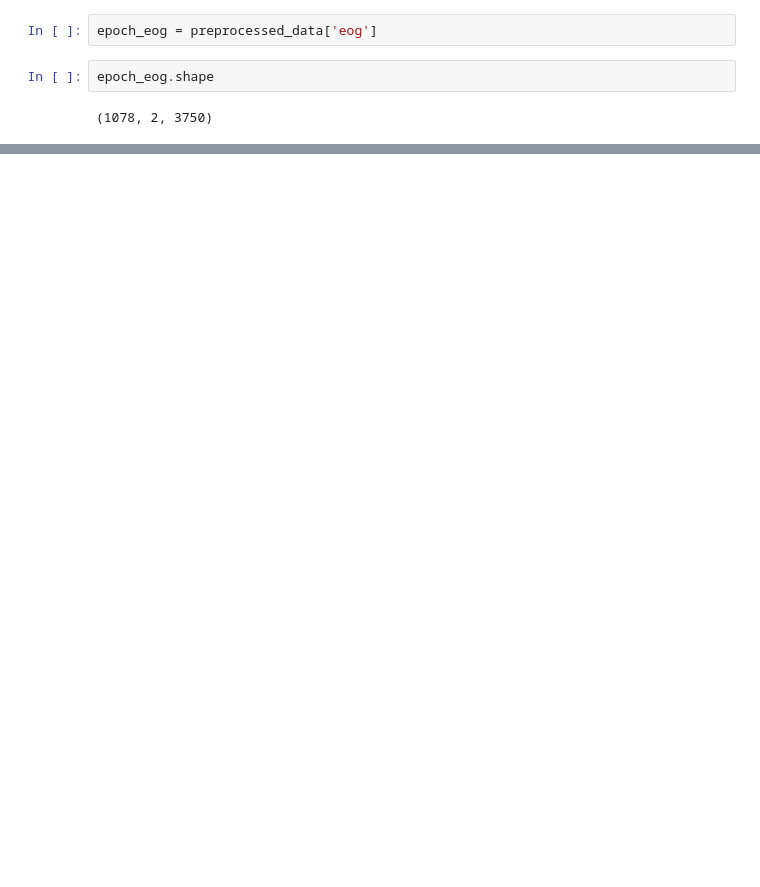
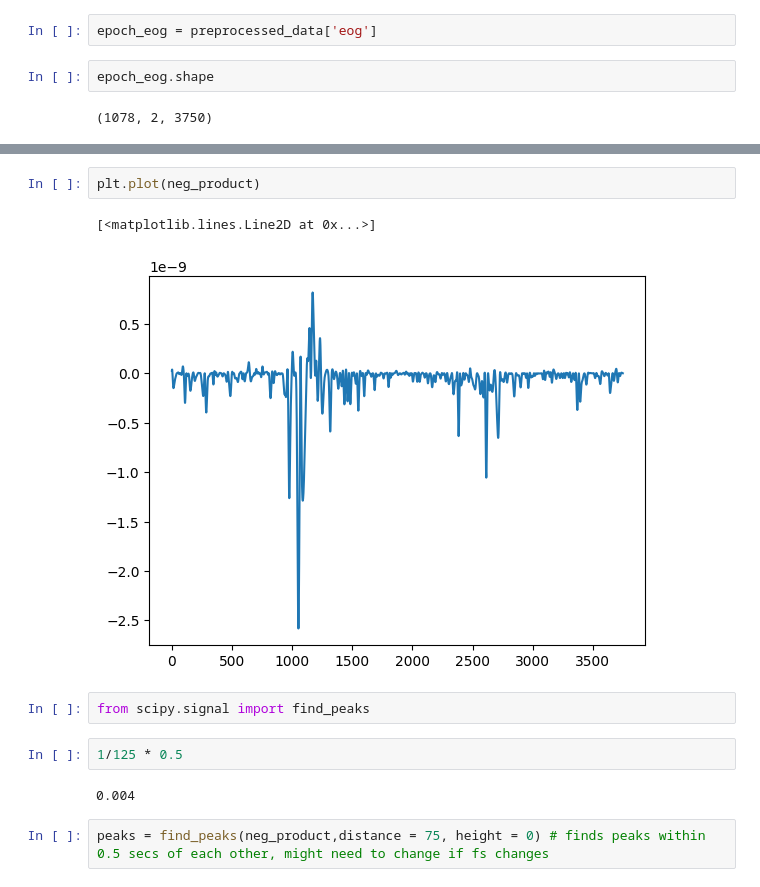
Before and after one commit to inesstsarah/cm2013_ht25_project, a Jupyter notebook: Python/test_eog_features.ipynb, the cells around one changed output, grey strips where cells are left out. Drawn from its saved outputs; the diff is of its cells as text; blank space fills up the shorter version.

```diff
--- a/Python/test_eog_features.ipynb
+++ b/Python/test_eog_features.ipynb
@@ -49,0 +80,13 @@ array([0., 0., 0., ..., 0., 0., 0.], shape=(3750,))
+# %%
+plt.plot(neg_product)
+# %% [output]
+[<matplotlib.lines.Line2D at 0x...>]
+[figure, added]
+# %%
+from scipy.signal import find_peaks
+# %%
+1/125 * 0.5
+# %% [output]
+0.004
+# %%
+peaks = find_peaks(neg_product,distance = 75, height = 0) # finds peaks within 0.5 secs of each other, might need to change if fs changes
```
Also changed, not shown: parts of 12 cells of this notebook, 2 other files.
